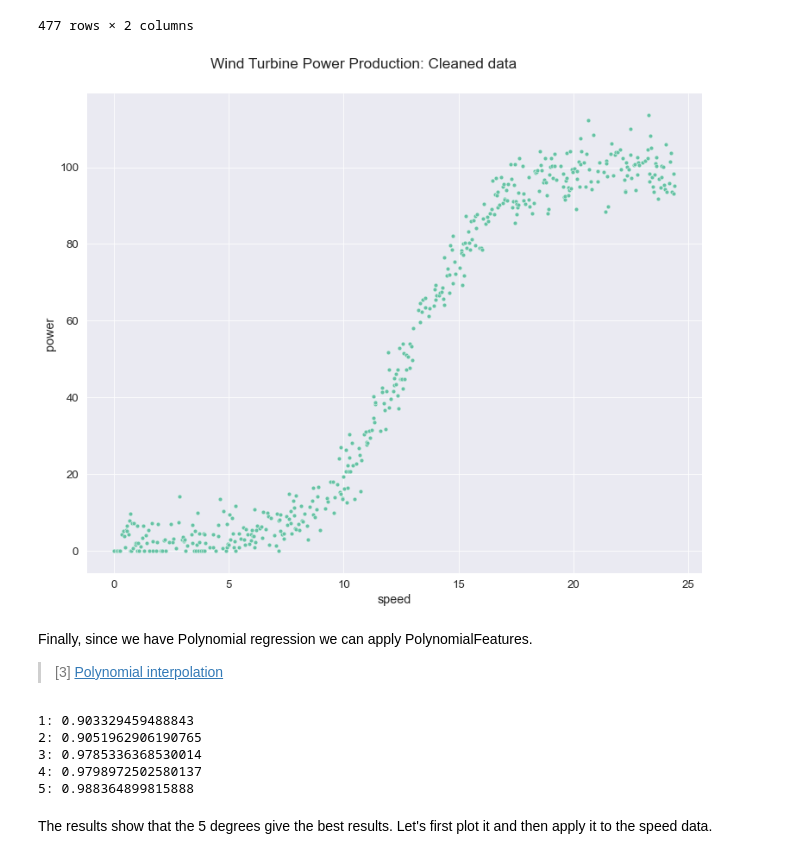
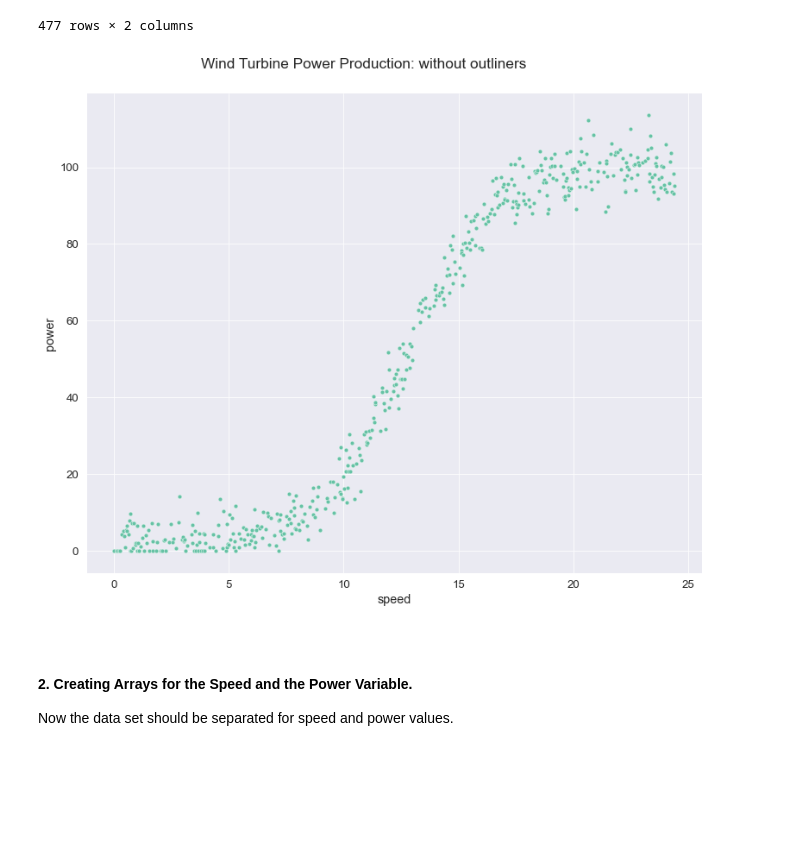
Before and after one commit to olgarozhdestvina/Machine-Learning-and-Statistics-Project, a Jupyter notebook: Power_production_model.ipynb, the cells around one changed output. Cells and saved outputs as stored; diff of their text form; code cells hidden in the pictures; blank space fills up the shorter version.

```diff
--- a/Power_production_model.ipynb
+++ b/Power_production_model.ipynb
@@ -153,14 +171,20 @@ df_new
 # %%
 # Plot data.
 sns.relplot(data=df_new, x="speed", y="power")
 
 # Change plot size.
 fig = plt.gcf()
 fig.set_size_inches(12, 9)
-fig.suptitle("Wind Turbine Power Production: Cleaned data", y=1.02)
+fig.suptitle("Wind Turbine Power Production: without outliners", y=1.02)
 
 # Show the plot.
 plt.show()
 # %% [output]
-[figure, old version]
+[figure, new version]
+# %% [markdown]
+<br>
+
+#### 2. Creating Arrays for the Speed and the Power Variable.  <a name="arrays"></a>
+
+Now the data set should be separated for speed and power values.
 # %%
@@ -171,21 +195,3 @@ power = df_new.iloc[:, 1].values
 # Convert them into a numpy array.
 X = np.array(speed).reshape(-1,1)
 y = np.array(power)
-# %% [markdown]
-Finally, since we have Polynomial regression we can apply PolynomialFeatures.
-
->[3] [Polynomial interpolation](https://scikit-learn.org/stable/auto_examples/linear_model/plot_polynomial_interpolation.html#sphx-glr-auto-examples-linear-model-plot-polynomial-interpolation-py)
-# %%
-# Find the best degree.
-for degree in range(1,6):
-    model = make_pipeline(PolynomialFeatures(degree), md.Ridge())
-    model.fit(X, y)
-    print(f'{degree}: {model.score(X,y)}')
-# %% [output]
-1: 0.903329459488843
-2: 0.9051962906190765
-3: 0.9785336368530014
-4: 0.9798972502580137
-5: 0.988364899815888
-# %% [markdown]
-The results show that the 5 degrees give the best results. Let's first plot it and then apply it to the speed data.
```
Also changed, not shown: parts of 33 cells of this notebook.
